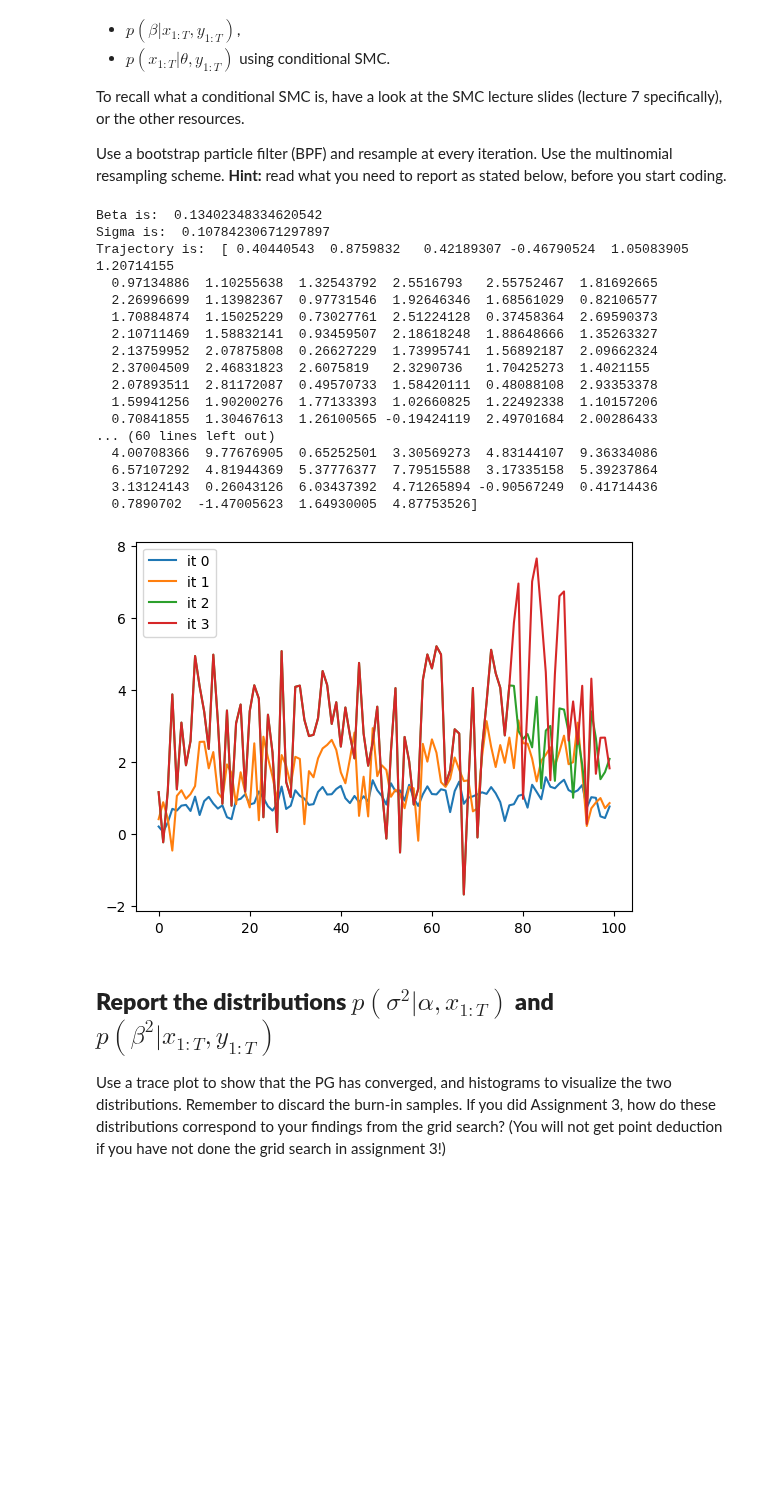
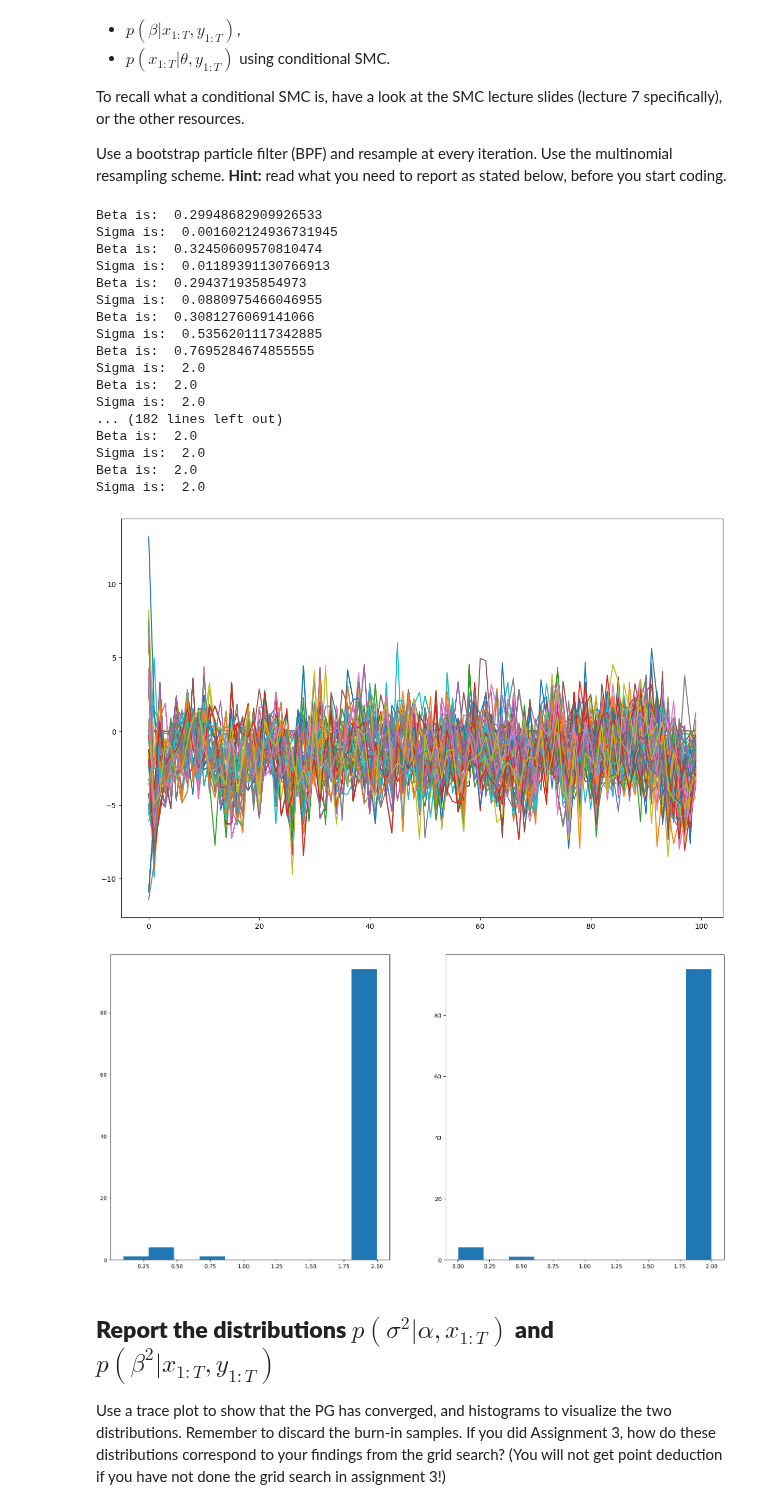
Before and after one commit to leonardodeclara/DD2447-Statistical-Methods-in-Applied-Computer-Science, a Jupyter notebook: Assignment_4/assignment4.ipynb, the cells around one changed output. Drawn from its saved outputs; the diff is of its cells as text; code cells hidden in the pictures; blank space fills up the shorter version.

```diff
--- a/Assignment_4/assignment4.ipynb
+++ b/Assignment_4/assignment4.ipynb
@@ -124,7 +124,9 @@ def beta_post(a, b, x1, y1):
     sum = np.sum(np.exp(-x1)*(y1**2))
     p2 = (b + 0.5 * sum)
     var = invgamma.rvs(p1, scale=p2, size = 1)
-    x = np.linspace(0, 10, 100)
+
+    if var > 2:
+        var = 2
 
     return var
 
@@ -142,6 +144,9 @@ def sigma_post(a, b, alpha_p, x2):
     param2 = (b + 0.5 * (x2[0]**2)*(1-(alpha_p**2)) + 0.5 * sum2)
     var2 = invgamma.rvs(param1, scale=param2, size=1)
 
+    if var2 > 2:
+        var2 = 2
+
     return var2
 
 def prior(a,b):
@@ -189,7 +194,7 @@ def conditional_smc(K, T, alpha_param, sigma_param, beta_param, y_true, x_ref, r
     """Conditional SMC algorithm"""
 
     proposal_dist = proposal(alpha_param,np.sqrt(sigma_param))
-    emission_dist = emission(beta_param)
+    emission_dist = emission(np.sqrt(beta_param))
     x = np.zeros((T,K))
     w = np.zeros((T,K))
     w_normalized = np.zeros((T,K))
@@ -245,16 +250,18 @@ def pg(M, T, K, alpha_p, y, a, b):
     sigmas = np.zeros(M)
 
     betas[0] = 0.1
-    sigmas[0] = 0.1
+    sigmas[0] = 0.01
 
     #bpf to get the first trajectory to use as reference
     particles, _, weights_normalized, _, _ = bpf(K, T, alpha_p, sigmas[0], betas[0], y, multinomial)
     index = multinomial(weights_normalized[T-1,:], K, 1)
     x_r[:,0] = np.reshape(particles[:,index], (T,))
 
+    plt.figure(figsize = (15,10))
+
     for m in range(1,M):
         plt.plot(x_r[:,m-1], label = "it "+str(m-1))
-        plt.legend()
+        #plt.legend()
 
         #Sampling the parameters from their posterior
         betas[m] = beta_post(a, b, x_r[:,m-1], y)
@@ -265,43 +272,48 @@ def pg(M, T, K, alpha_p, y, a, b):
 
         #Sampling the particles using conditional SMC
         x_r[:,m],__,__ = conditional_smc(K, T, alpha_p, sigmas[m], betas[m], y, x_r[:,m-1], multinomial)
-        print("Trajectory is: ", x_r[:,m])
+        #print("Trajectory is: ", x_r[:,m])
         #plt.plot(x_r[:,m])
 
 
+    fig, axs = plt.subplots(1,2, figsize = (20,10))
+    axs[0].hist(betas)
+    axs[1].hist(sigmas)
+
     return x_r, betas, sigmas
 # %%
 # load observations.npy from the SMC module on Canvas
 observations = np.load('observations.npy')
-M = 5
+M = 100
 K = 100
 T = 100
 a = 0.01
 b = 0.01
 alph = 0.91
 sigm = 0.9
 
 
 x_ref, betas, sigmas = pg(M, T, K, alph, observations, a, b)
 # %% [output]
-Beta is:  0.13402348334620542
-Sigma is:  0.10784230671297897
-Trajectory is:  [ 0.40440543  0.8759832   0.42189307 -0.46790524  1.05083905  1.20714155
-  0.97134886  1.10255638  1.32543792  2.5516793   2.55752467  1.81692665
-  2.26996699  1.13982367  0.97731546  1.92646346  1.68561029  0.82106577
-  1.70884874  1.15025229  0.73027761  2.51224128  0.37458364  2.69590373
-  2.10711469  1.58832141  0.93459507  2.18618248  1.88648666  1.35263327
-  2.13759952  2.07875808  0.26627229  1.73995741  1.56892187  2.09662324
-  2.37004509  2.46831823  2.6075819   2.3290736   1.70425273  1.4021155
-  2.07893511  2.81172087  0.49570733  1.58420111  0.48088108  2.93353378
-  1.59941256  1.90200276  1.77133393  1.02660825  1.22492338  1.10157206
-  0.70841855  1.30467613  1.26100565 -0.19424119  2.49701684  2.00286433
-... (60 lines left out)
-  4.00708366  9.77676905  0.65252501  3.30569273  4.83144107  9.36334086
-  6.57107292  4.81944369  5.37776377  7.79515588  3.17335158  5.39237864
-  3.13124143  0.26043126  6.03437392  4.71265894 -0.90567249  0.41714436
-  0.7890702  -1.47005623  1.64930005  4.87753526]
+Beta is:  0.29948682909926533
+Sigma is:  0.001602124936731945
+Beta is:  0.32450609570810474
+Sigma is:  0.01189391130766913
+Beta is:  0.294371935854973
+Sigma is:  0.0880975466046955
+Beta is:  0.3081276069141066
+Sigma is:  0.5356201117342885
+Beta is:  0.7695284674855555
+Sigma is:  2.0
+Beta is:  2.0
+Sigma is:  2.0
+... (182 lines left out)
+Beta is:  2.0
+Sigma is:  2.0
+Beta is:  2.0
+Sigma is:  2.0
-[figure, old version]
+[figure, new version]
+[figure, added]
 # %% [markdown]
 ## **Report the distributions $p(\sigma^2|\alpha,x_{1:T})$ and $p(\beta^2 |x_{1:T},y_{1:T})$**
 Use a trace plot to show that the PG has converged, and histograms to visualize the two distributions. Remember to discard the burn-in samples. If you did Assignment 3, how do these distributions correspond to your findings from the grid search? (You will not get point deduction if you have not done the grid search in assignment 3!)
```
Also changed, not shown: parts of 1 cell of this notebook.
